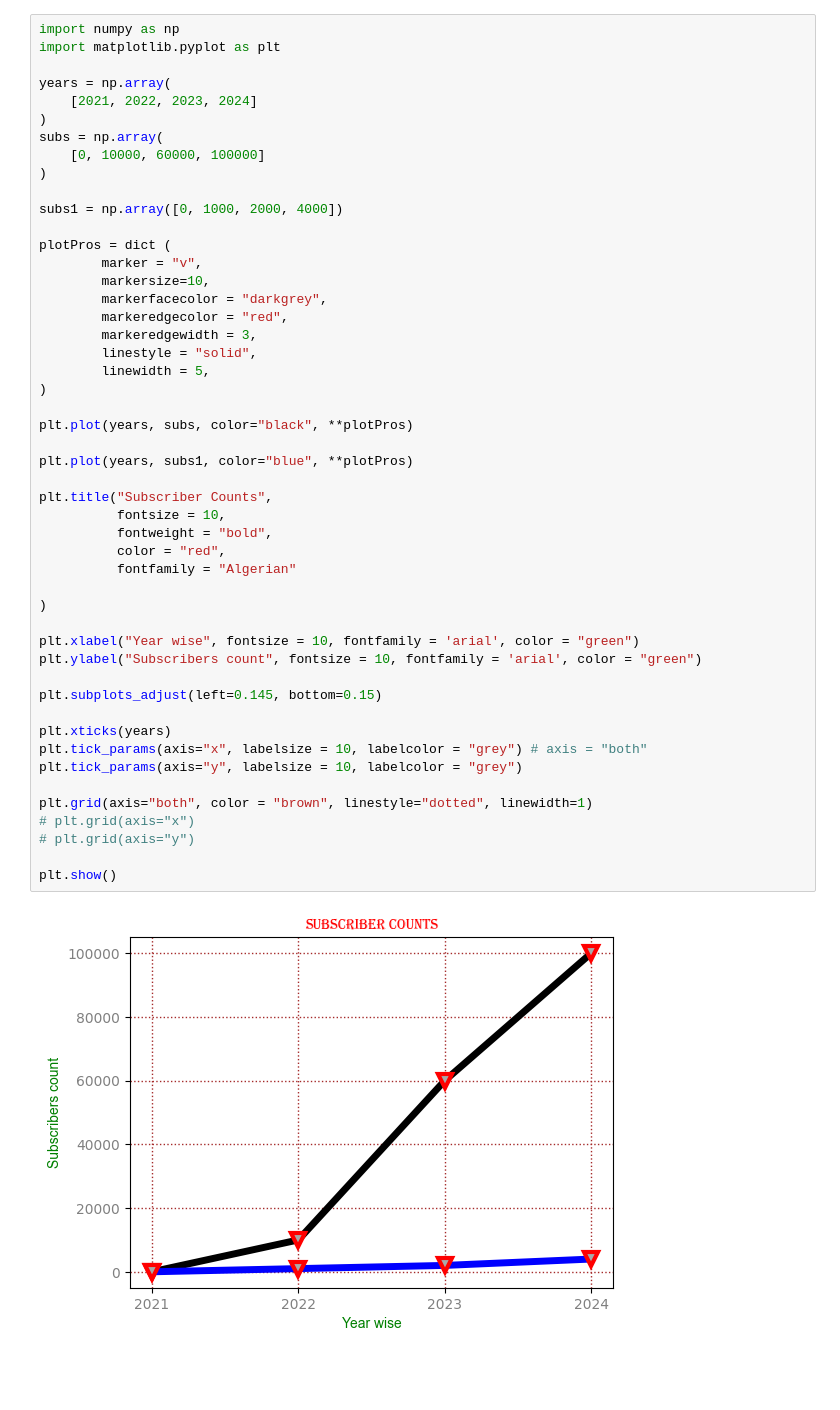
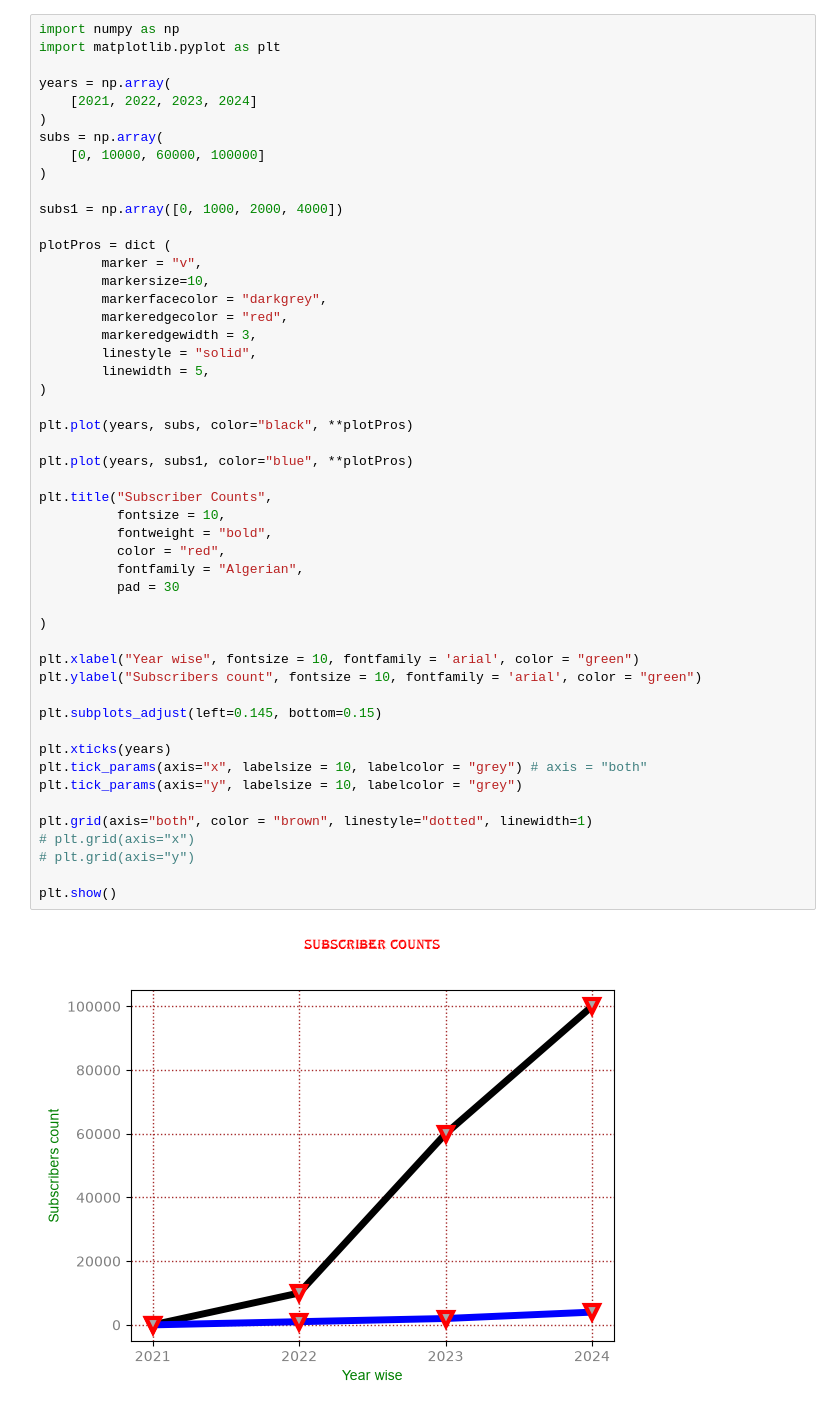
Before and after one commit to Abdvijay/Programs-Tutorials, a Jupyter notebook: Matplotlib Series/3 - Title_Text.ipynb, the cells around one changed output. Cells and saved outputs as stored; diff of their text form; blank space fills up the shorter version.

```diff
--- a/Matplotlib Series/3 - Title_Text.ipynb
+++ b/Matplotlib Series/3 - Title_Text.ipynb
@@ -63,32 +64,33 @@ plotPros = dict (
         linestyle = "solid",
         linewidth = 5,
 )
 
 plt.plot(years, subs, color="black", **plotPros)
 
 plt.plot(years, subs1, color="blue", **plotPros)
 
 plt.title("Subscriber Counts",
           fontsize = 10,
           fontweight = "bold",
           color = "red",
-          fontfamily = "Algerian"
+          fontfamily = "Algerian",
+          pad = 30
 
 )
 
 plt.xlabel("Year wise", fontsize = 10, fontfamily = 'arial', color = "green")
 plt.ylabel("Subscribers count", fontsize = 10, fontfamily = 'arial', color = "green")
 
 plt.subplots_adjust(left=0.145, bottom=0.15)
 
 plt.xticks(years)
 plt.tick_params(axis="x", labelsize = 10, labelcolor = "grey") # axis = "both"
 plt.tick_params(axis="y", labelsize = 10, labelcolor = "grey")
 
 plt.grid(axis="both", color = "brown", linestyle="dotted", linewidth=1)
 # plt.grid(axis="x")
 # plt.grid(axis="y")
 
 plt.show()
 # %% [output]
-[figure, old version]
+[figure, new version]
```
Also changed, not shown: parts of 1 cell of this notebook, 3 other files.
